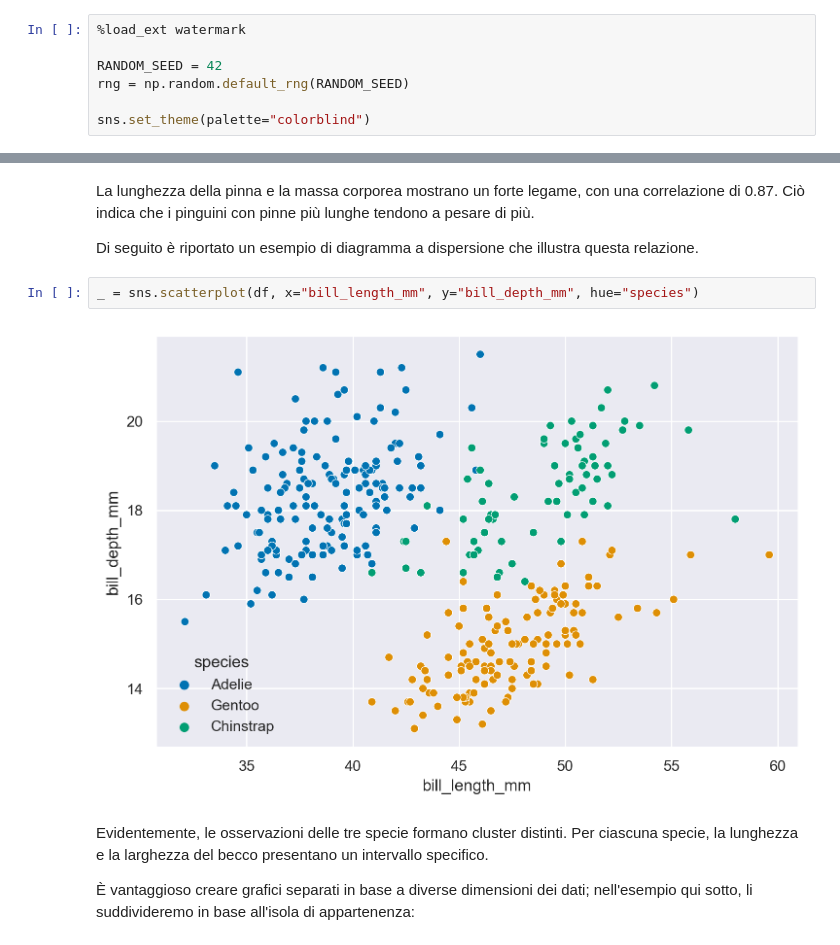
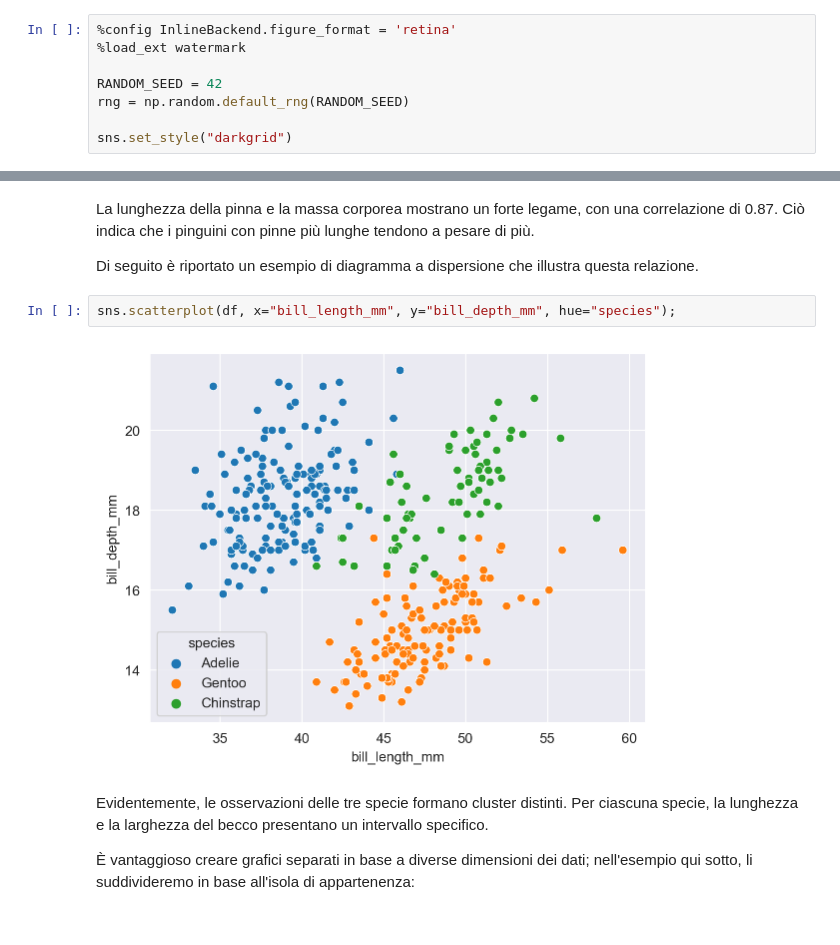
Before and after one commit to ccaudek/ds4psy, a Jupyter notebook: chapter_1/07_seaborn.ipynb, the cells around one changed output, grey strips where cells are left out. Saved outputs shown, nothing was run; the diff lists cells and outputs as text.

```diff
--- a/chapter_1/07_seaborn.ipynb
+++ b/chapter_1/07_seaborn.ipynb
@@ -16,7 +17,8 @@ import seaborn as sns
 # %%
+%config InlineBackend.figure_format = 'retina'
 %load_ext watermark
 
 RANDOM_SEED = 42
 rng = np.random.default_rng(RANDOM_SEED)
 
-sns.set_theme(palette="colorblind")
+sns.set_style("darkgrid")
@@ -122,9 +90,9 @@ La lunghezza della pinna e la massa corporea mostrano un forte legame, con una c
 
 Di seguito è riportato un esempio di diagramma a dispersione che illustra questa relazione.
 # %%
-_ = sns.scatterplot(df, x="bill_length_mm", y="bill_depth_mm", hue="species")
+sns.scatterplot(df, x="bill_length_mm", y="bill_depth_mm", hue="species");
 # %% [output]
-[figure, old version]
+[figure, new version]
 # %% [markdown]
 Evidentemente, le osservazioni delle tre specie formano cluster distinti. Per ciascuna specie, la lunghezza e la larghezza del becco presentano un intervallo specifico.
 
```
Also changed, not shown: parts of 23 cells of this notebook, 11 other files.
